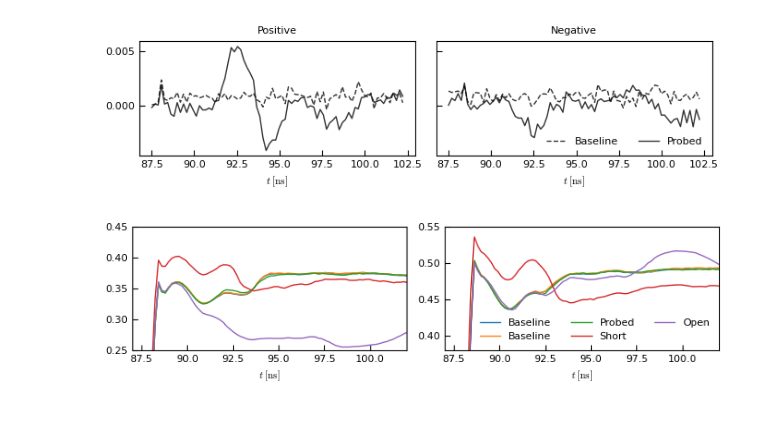
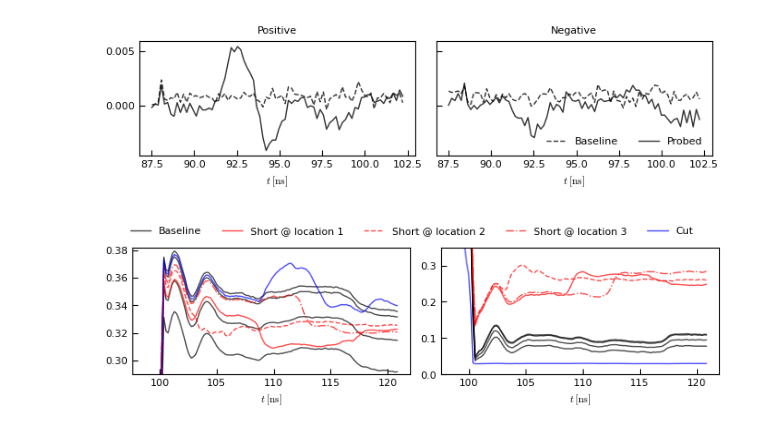
Before and after one commit to jaseg/sampling-mesh-monitor, a Jupyter notebook: risetime_measurements/Traces.ipynb, the cells around one changed output. Drawn from its saved outputs; the diff is of its cells as text; code cells hidden in the pictures.

Commit message:
Fix javascript data corruption issue and re-do manipulation measurements

```diff
--- a/risetime_measurements/Traces.ipynb
+++ b/risetime_measurements/Traces.ipynb
@@ -302,7 +302,7 @@ with plt.rc_context({
 }):
     fig, axs = plt.subplots(4, 1, sharex=True, figsize=[7, 5])
 
-    d = meas['74lvc_new2_mesh_p1.0mm']
+    d = meas['74lvc_new2_mesh_p1.0mm']z
     sampling_period_ns = 1000 / 168 / 32
     t = np.linspace(0, len(d['adc1'])*sampling_period_ns, len(d['adc1']))
 
@@ -609,44 +609,55 @@ with plt.rc_context({
 
     # Figure size for single-column figures in print (inches)
 #    "figure.figsize": (3.5, 2.5),  # Adjust based on journal specifications
 #    "figure.dpi": 300,  # High resolution for print
 
     # Savefig settings for high-quality output
     "savefig.dpi": 600,  # Ensures high-resolution images
     "savefig.bbox": "tight",  # Trim extra whitespace
     "savefig.transparent": True,  # Avoid background color
 }):
     fig, axs = plt.subplots(1, 2, figsize=[7, 2])
 
     d = meas['74lvc_new2_mesh_p1.0mm']
     sampling_period_ns = 1000 / 168 / 32
     t = np.linspace(0, len(d['adc1'])*sampling_period_ns, len(d['adc1']))
 
-    for name, label in {
-            'pi3hdx_manip_test2_baseline': 'Baseline',
-            'pi3hdx_manip_test2_baseline2': 'Baseline',
-            'pi3hdx_manip_test2_scope_probe': 'Probed',
-            'pi3hdx_manip_test2_short': 'Short',
-            'pi3hdx_manip_test2_open': 'Open',
+    ivl_start, ivl_end = 530, 650
+
+    legend_names = []
+    legend_handles = []
+    for name, (label, color, linestyle) in {
+            'run3_pi3hdx_manip_baseline1': ('Baseline', 'black', '-'),
+            'run3_pi3hdx_manip_baseline2': ('', 'black', '-'),
+            'run3_pi3hdx_manip_baseline3': ('', 'black', '-'),
+            'run3_pi3hdx_manip_baseline4': ('', 'black', '-'),
+            'run3_pi3hdx_manip_short1':    ('Short @ location 1', 'red', '-'),
+            'run3_pi3hdx_manip_short2':    ('Short @ location 2', 'red', '--'),
+            'run3_pi3hdx_manip_short3':    ('Short @ location 3', 'red', '-.'),
+            'run3_pi3hdx_manip_cut':       ('Cut', 'blue', '-'),
         }.items():
         d = meas[name]
         _1, _, foo = name.rpartition('_')
-        axs[0].plot(t[470:550], d['adc1'][470:550], label=label)
-        axs[1].plot(t[470:550], d['adc2'][470:550], label=label)
+        h, = axs[0].plot(t[ivl_start:ivl_end], d['adc1'][ivl_start:ivl_end], color=color, alpha=0.7, linestyle=linestyle)
+        h, = axs[1].plot(t[ivl_start:ivl_end], d['adc2'][ivl_start:ivl_end], color=color, alpha=0.7, linestyle=linestyle)
+        if label:
+            legend_handles.append(h)
+            legend_names.append(label)
         #axs[1].plot(d['adc2'] - d['adc1'])
 
-    axs[1].legend(loc='lower right', ncol=3)
+    fig.legend(legend_handles, legend_names, loc='upper center', ncol=5, bbox_to_anchor=[0.5, 1.1])
+    #axs[1].legend(loc='lower right', ncol=3)
     axs[1].set_xlabel(r'$t\;[\mathrm{ns}]$')
-    axs[0].set_xlim([87, 102])
-    axs[1].set_xlim([87, 102])
-    axs[0].set_ylim([0.25, 0.45])
-    axs[1].set_ylim([0.38, 0.55])
+    #axs[0].set_xlim([87, 102])
+    #axs[1].set_xlim([87, 102])
+    axs[0].set_ylim([0.29, 0.382])
+    axs[1].set_ylim([0.00, 0.35])
     axs[0].set_xlabel(r'$t\;[\mathrm{ns}]$')
     axs[1].set_xlabel(r'$t\;[\mathrm{ns}]$')
     axs[0].grid()
     axs[1].grid()
     fig.tight_layout()
 
 fig.savefig('../paper/fig_manip_shape.pdf')
 # %% [output]
-[figure, old version]
+[figure, new version]
```
Also changed, not shown: parts of 3 cells of this notebook, 13 other files.
